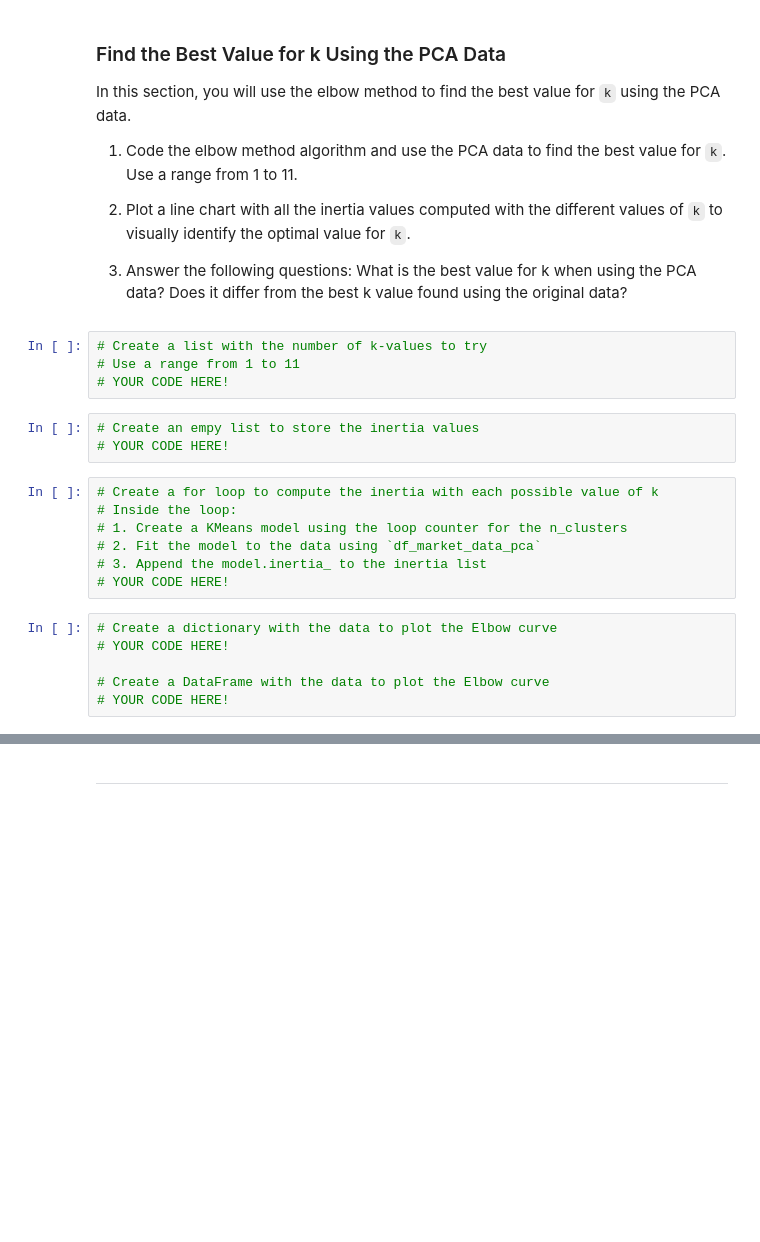
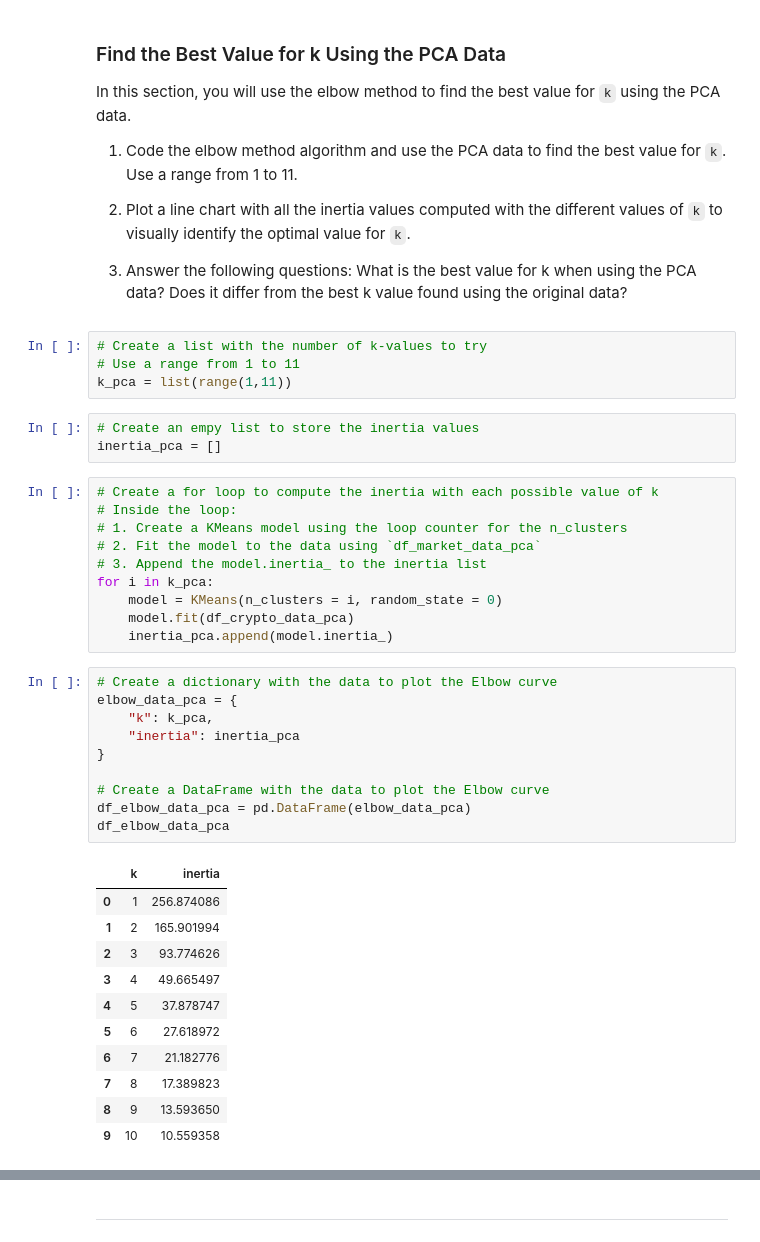
Before and after one commit to JakeWheelerGitHub/Week_10_Challenge, a Jupyter notebook: crypto_investments.ipynb, the cells around one changed output, grey strips where cells are left out. Drawn from its saved outputs; the diff is of its cells as text; blank space fills up the shorter version.

```diff
--- a/crypto_investments.ipynb
+++ b/crypto_investments.ipynb
@@ -311,23 +339,42 @@ In this section, you will use the elbow method to find the best value for `k` us
 # %%
 # Create a list with the number of k-values to try
 # Use a range from 1 to 11
-# YOUR CODE HERE!
+k_pca = list(range(1,11))
 # %%
 # Create an empy list to store the inertia values
-# YOUR CODE HERE!
+inertia_pca = []
 # %%
 # Create a for loop to compute the inertia with each possible value of k
 # Inside the loop:
 # 1. Create a KMeans model using the loop counter for the n_clusters
 # 2. Fit the model to the data using `df_market_data_pca`
 # 3. Append the model.inertia_ to the inertia list
-# YOUR CODE HERE!
+for i in k_pca:
+    model = KMeans(n_clusters = i, random_state = 0)
+    model.fit(df_crypto_data_pca)
+    inertia_pca.append(model.inertia_)
 # %%
 # Create a dictionary with the data to plot the Elbow curve
-# YOUR CODE HERE!
+elbow_data_pca = {
+    "k": k_pca,
+    "inertia": inertia_pca
+}
 
 # Create a DataFrame with the data to plot the Elbow curve
-# YOUR CODE HERE!
+df_elbow_data_pca = pd.DataFrame(elbow_data_pca)
+df_elbow_data_pca
+# %% [output]
+|  | k | inertia |
+| 0 | 1 | 256.874086 |
+| 1 | 2 | 165.901994 |
+| 2 | 3 | 93.774626 |
+| 3 | 4 | 49.665497 |
+| 4 | 5 | 37.878747 |
+| 5 | 6 | 27.618972 |
+| 6 | 7 | 21.182776 |
+| 7 | 8 | 17.389823 |
+| 8 | 9 | 13.593650 |
+| 9 | 10 | 10.559358 |
 # %%
 # Plot a line chart with all the inertia values computed with
 # the different values of k to visually identify the optimal value for k.
```
Also changed, not shown: parts of 21 cells of this notebook.
